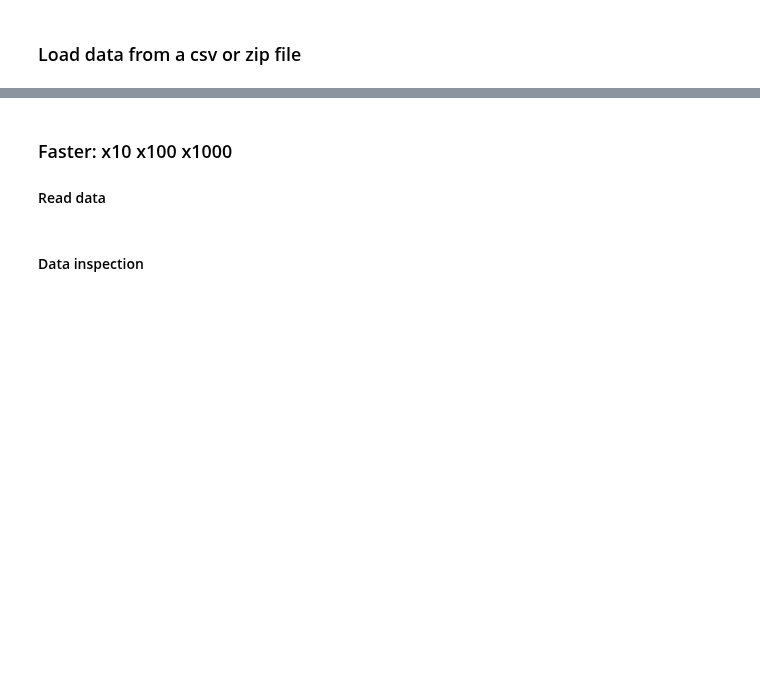
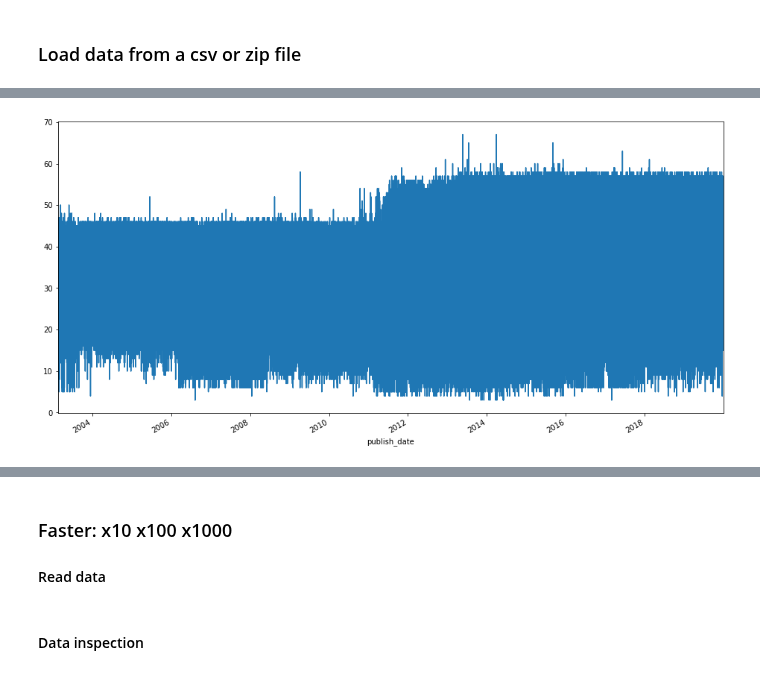
Before and after one commit to jgdelrio/tutorials, a Jupyter notebook: Intro/05_Pandas_Continuation.ipynb, the cells around one changed output, grey strips where cells are left out. Saved outputs shown, nothing was run; the diff lists cells and outputs as text; code cells hidden in the pictures; blank space fills up the shorter version.

```diff
--- a/Intro/05_Pandas_Continuation.ipynb
+++ b/Intro/05_Pandas_Continuation.ipynb
@@ -473,0 +129,4 @@ df = pd.read_csv(filename)
+# %%
+dfn.letters.plot(figsize=(16, 8));
+# %% [output]
+[figure, added]
```
Also changed, not shown: parts of 76 cells of this notebook, 9 other files.
